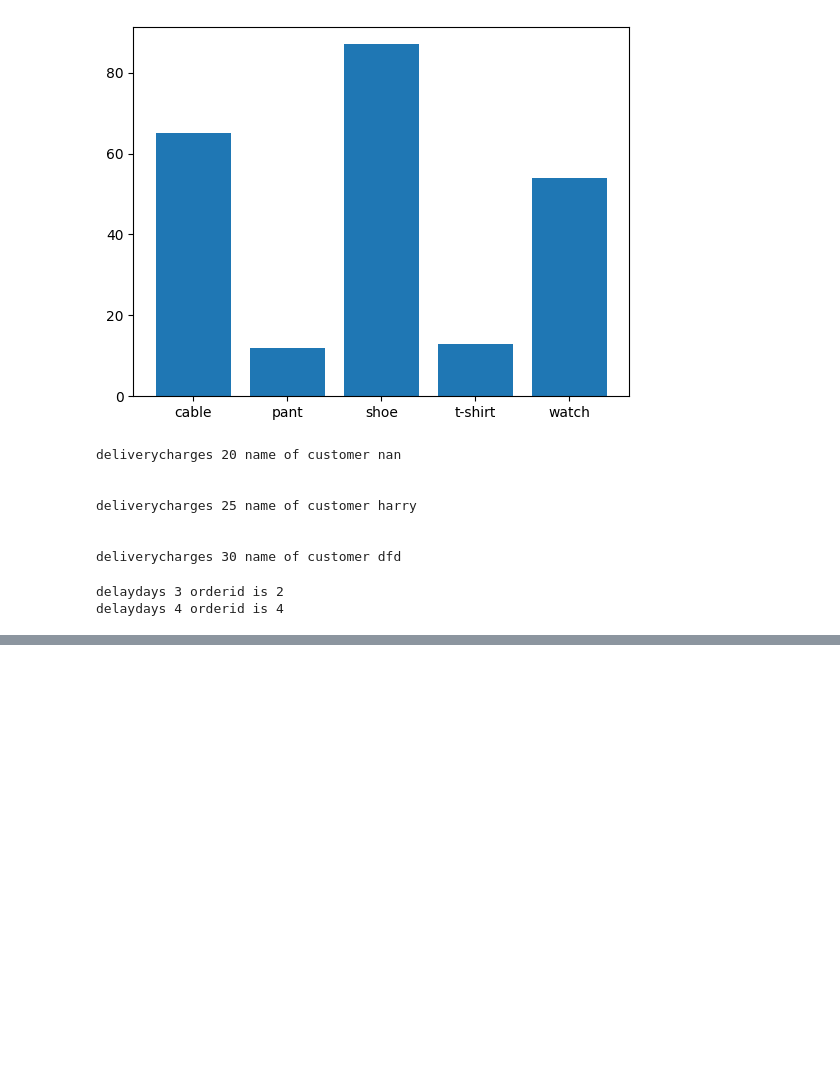
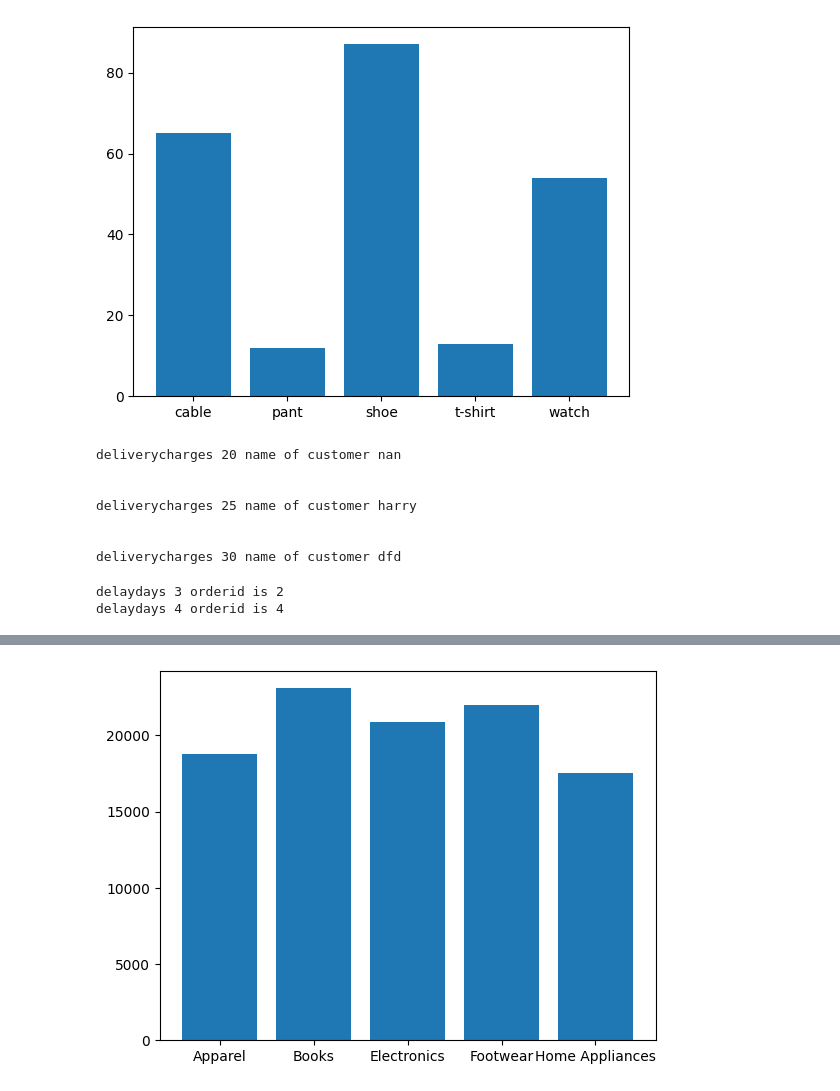
Before and after one commit to allunanda12/data-analytics-practice, a Jupyter notebook: day3.ipynb, the cells around one changed output, grey strips where cells are left out. Saved outputs shown, nothing was run; the diff lists cells and outputs as text; code cells hidden in the pictures; blank space fills up the shorter version.

```diff
--- a/day3.ipynb
+++ b/day3.ipynb
@@ -82,3 +82,11 @@ deliverycharges 30 name of customer dfd
 # %% [output]
 delaydays 3 orderid is 2
 delaydays 4 orderid is 4
+# %%
+import numpy as np
+import pandas as pd
+import matplotlib.pyplot as plt
+df=pd.read_csv('/content/diversified_ecommerce_dataset.csv')
+df=pd.DataFrame(df)
+df1=df.head(100)
+df1
@@ -84,0 +129,3 @@ delaydays 4 orderid is 4
+# %%
+a=df1.groupby('Category')['Price'].sum().reset_index()
+a
@@ -84,0 +151,5 @@ delaydays 4 orderid is 4
+# %%
+plt.bar(a['Category'],a['Price'])
+plt.show()
+# %% [output]
+[figure, added]
```
Also changed, not shown: parts of 8 cells of this notebook.
